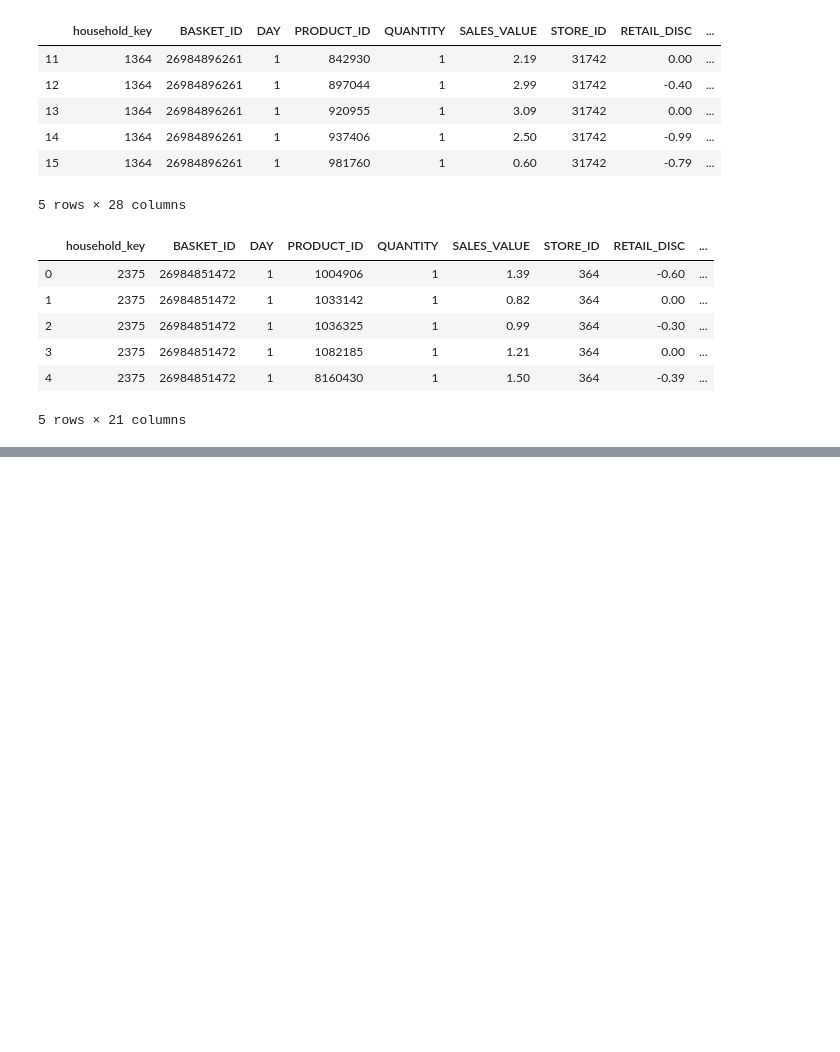
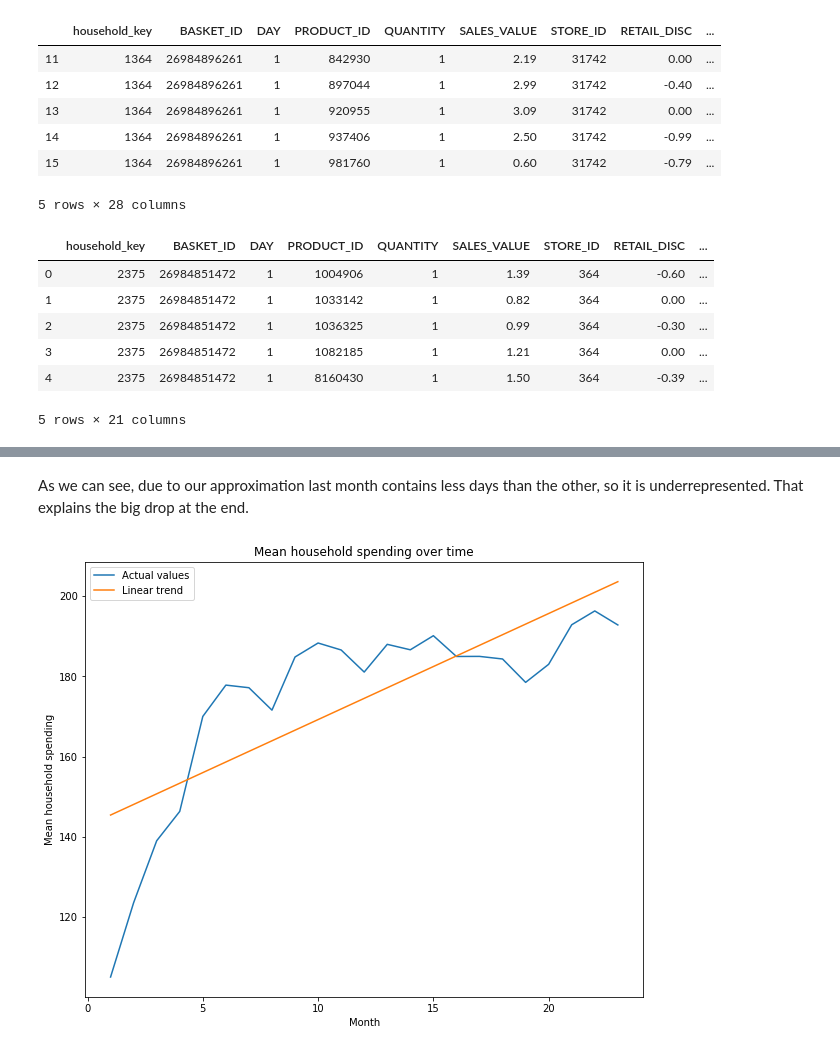
Before and after one commit to Lucianod28/Ada-project, a Jupyter notebook: Milestone2.ipynb, the cells around one changed output, grey strips where cells are left out. Drawn from its saved outputs; the diff is of its cells as text; code cells hidden in the pictures; blank space fills up the shorter version.

```diff
--- a/Milestone2.ipynb
+++ b/Milestone2.ipynb
@@ -97,0 +157,7 @@ transactions_products.head()
+# %% [markdown]
+As we can see, due to our approximation last month contains less days than the other, so it is underrepresented. That explains the big drop at the end.
+# %%
+monthly = monthly[monthly.index < 24]
+plot_trend(monthly.index, monthly, "Month", "Mean household spending", "Mean household spending over time")
+# %% [output]
+[figure, added]
```
Also changed, not shown: parts of 11 cells of this notebook, 1 other file.
